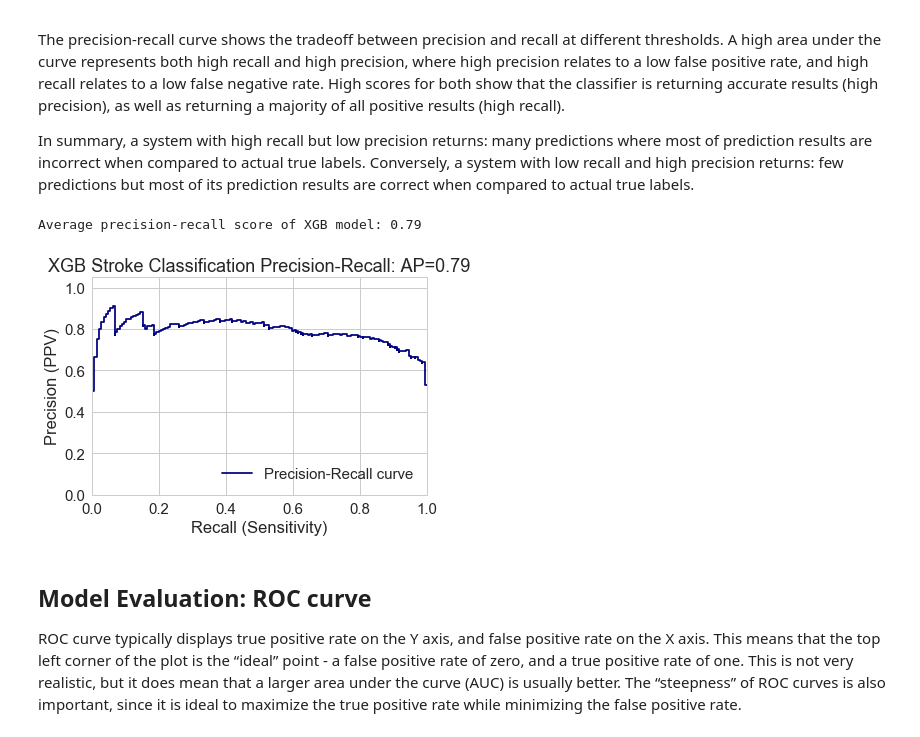
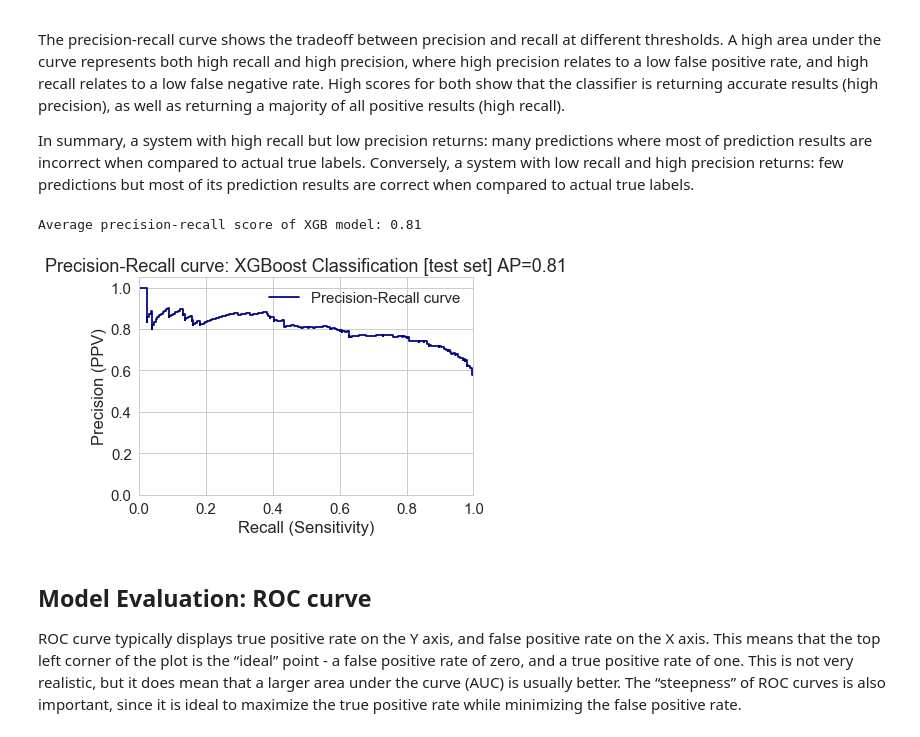
Before and after one commit to emgoh/capstone, a Jupyter notebook: capstone_codes/cp_stroke_tidy_notebook.ipynb, the cells around one changed output. Drawn from its saved outputs; the diff is of its cells as text; code cells hidden in the pictures.

```diff
--- a/capstone_codes/cp_stroke_tidy_notebook.ipynb
+++ b/capstone_codes/cp_stroke_tidy_notebook.ipynb
@@ -1030,10 +1006,10 @@ y_dt = y_train
 
 # K-fold Cross-validation: Stratified #
 # DecisionTree Classifier:
-for train_index, test_index in skf.split(X_dt, y_dt):
-#   print("TRAIN:", train_index,  "TEST:", test_index)
-    X_train_dt, X_test_dt = X_dt[train_index], X_dt[test_index]
-    y_train_dt, y_test_dt = y_dt[train_index], y_dt[test_index]
+for train_index, val_index in skf.split(X_dt, y_dt):
+#   print("TRAIN:", train_index,  "VALIDATE:", val_index)
+    X_train_dt, X_val_dt = X_dt[train_index], X_dt[val_index]
+    y_train_dt, y_val_dt = y_dt[train_index], y_dt[val_index]
 # %%
 # Model: DecisionTree [cross-validated & std. train set]
 tree_cv = DecisionTreeClassifier(criterion='gini', max_depth=8,
@@ -1115,16 +1092,15 @@ plt.show()
 [figure]
 # %%
 # Feature Selection by RF Classifier: age and avg_glucose_level
-#################################################################################
 X_rf = X_train_std[:, [0,1]]
 y_rf = y_train
 
 # K-fold Cross-validation: Stratified #
 # RandomForest Classifier:
-for train_index, test_index in skf.split(X_rf, y_rf):
-#   print("TRAIN:", train_index,  "TEST:", test_index)
-    X_train_rf, X_test_rf = X_rf[train_index], X_rf[test_index]
-    y_train_rf, y_test_rf = y_rf[train_index], y_rf[test_index]
+for train_index, val_index in skf.split(X_rf, y_rf):
+#   print("TRAIN:", train_index,  "VALIDATE:", val_index)
+    X_train_rf, X_val_rf = X_rf[train_index], X_rf[val_index]
+    y_train_rf, y_val_rf = y_rf[train_index], y_rf[val_index]
 # %%
 # Model: RandomForest [cross-validated & std. train set]
 forest_cv = RandomForestClassifier(criterion='gini',n_estimators=50,
@@ -1215,9 +1192,9 @@ y_xgb = y_train
 # K-fold Cross-validation: Stratified #
 # XGB Classifier:
 for train_index, test_index in skf.split(X_xgb, y_xgb):
-#   print("TRAIN:", train_index,  "TEST:", test_index)
-    X_train_xgb, X_test_xgb = X_xgb[train_index], X_xgb[test_index]
-    y_train_xgb, y_test_xgb = y_xgb[train_index], y_xgb[test_index]
+#   print("TRAIN:", train_index,  "VALIDATE:", val_index)
+    X_train_xgb, X_val_xgb = X_xgb[train_index], X_xgb[val_index]
+    y_train_xgb, y_val_xgb = y_xgb[train_index], y_xgb[val_index]
 # %%
 # Model: XGBClassifier [cross-validated & std. train set]
 xgb_cv = XGBClassifier(n_estimators=50, learning_rate=0.2,
@@ -1234,7 +1211,7 @@ param_dist_xgb = {"n_estimators": randint(20, 200),
                   "booster": ['gbtree','gblinear']}
 random_search = RandomizedSearchCV(estimator=xgb_cv, param_distributions=param_dist_xgb,
                                    random_state=0, n_iter=100, cv=4)
-random_search_xgb = random_search.fit(X_train_xgb, y_train_xgb)
+random_search_xgb = random_search.fit(X_val_xgb, y_val_xgb)
 
 # View best hyperparameters
 print('Best n_estimators:', random_search_xgb.best_estimator_.get_params()['n_estimators'])
@@ -1243,6 +1220,7 @@ print('Best learning_rate:', random_search_xgb.best_estimator_.get_params()['lea
 print('Best objective:', random_search_xgb.best_estimator_.get_params()['objective'])
 print('Best booster:', random_search_xgb.best_estimator_.get_params()['booster'])
 
-# Model prediction: CV testset
+# Model prediction: hold-out test set
+X_test_xgb = X_test_std[:, [0,2]]
 y_pred_test_xgb = random_search_xgb.predict(X_test_xgb)
 # %% [output]
@@ -1363,34 +1341,34 @@ In summary, a system with high recall but low precision returns: many prediction
 # %%
 ############################################
 # Model Evaluation: Precision Recall Curve #
 ############################################
 # Compute average precision score:
 ###############################################################################
 y_score_xgb = random_search_xgb.predict_proba(X_test_xgb)[:,1]
-avg_precision = average_precision_score(y_test_xgb, y_score_xgb)
+avg_precision = average_precision_score(y_test, y_score_xgb)
 
 print('Average precision-recall score of XGB model: {0:0.2f}'.format(
       avg_precision))
 
 # Plot Precision-Recall curve:
 ###############################################################################
-precision, recall, _ = precision_recall_curve(y_test_xgb, y_score_xgb)
+precision, recall, _ = precision_recall_curve(y_test, y_score_xgb)
 
 sns.set_style('whitegrid')
 
 plt.step(recall, precision, color='navy', where='post',label='Precision-Recall curve')
 #plt.fill_between(recall, precision, step='post', alpha=0.2, color='navy')
-plt.title('XGB Stroke Classification Precision-Recall: AP={0:0.2f}'
+plt.title('Precision-Recall curve: XGBoost Classification [test set] AP={0:0.2f}'
           .format(avg_precision))
 plt.xlabel('Recall (Sensitivity)')
 plt.ylabel('Precision (PPV)')
 plt.ylim([0.0, 1.05])
 plt.xlim([0.0, 1.0])
-plt.legend(loc='lower right')
+plt.legend(loc='upper right')
 plt.show()
 # %% [output]
-Average precision-recall score of XGB model: 0.79
+Average precision-recall score of XGB model: 0.81
-[figure, old version]
+[figure, new version]
 # %% [markdown]
 ## Model Evaluation: ROC curve ##
 
```
Also changed, not shown: parts of 20 cells of this notebook.
